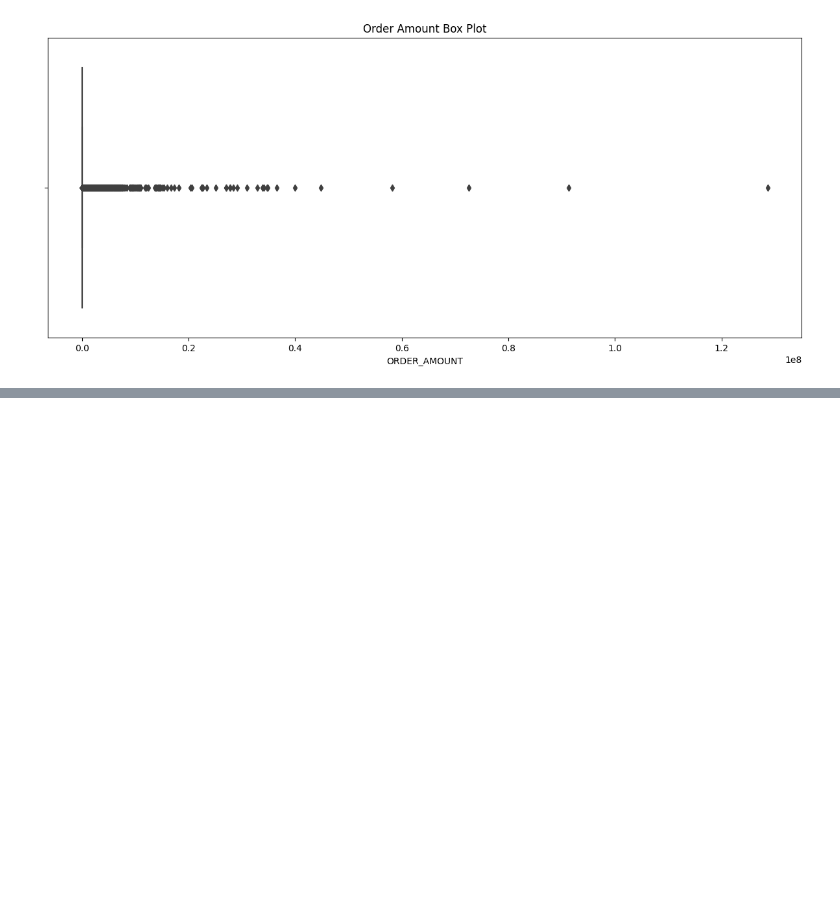
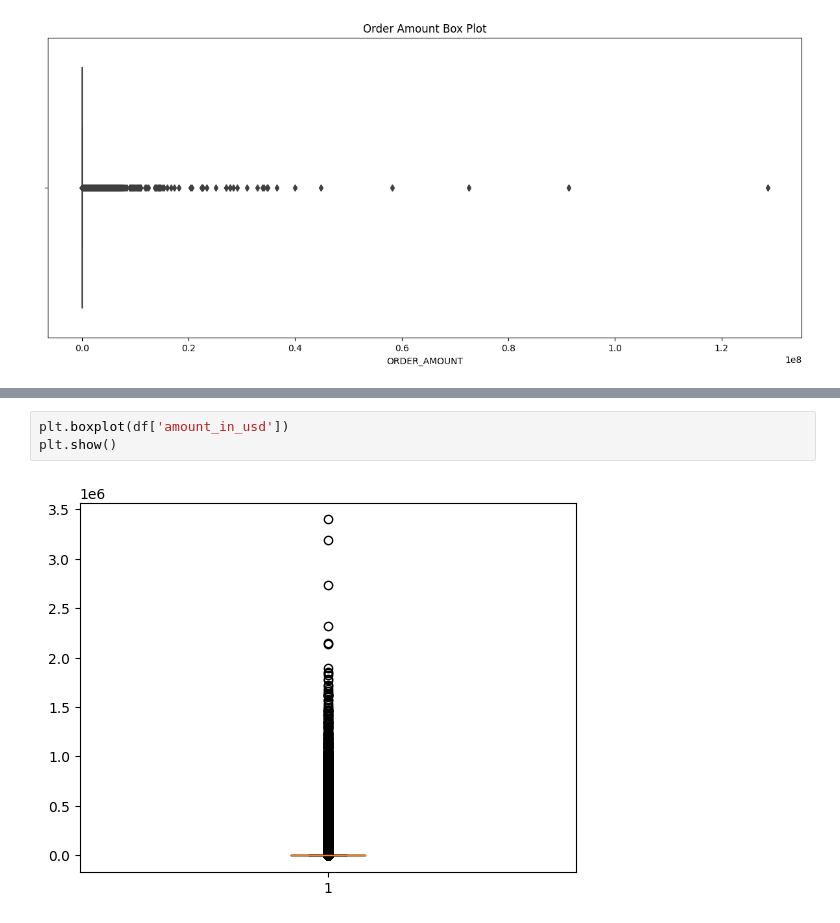
Before and after one commit to pratayyy/Order-Amount-Prediction, a Jupyter notebook: Order_Amount_Prediction.ipynb, the cells around one changed output, grey strips where cells are left out. Drawn from its saved outputs; the diff is of its cells as text; blank space fills up the shorter version.

```diff
--- a/Order_Amount_Prediction.ipynb
+++ b/Order_Amount_Prediction.ipynb
@@ -287,0 +296,5 @@ plt.show()
+# %%
+plt.boxplot(df['amount_in_usd'])
+plt.show()
+# %% [output]
+[figure, added]
```
Also changed, not shown: parts of 27 cells of this notebook.
